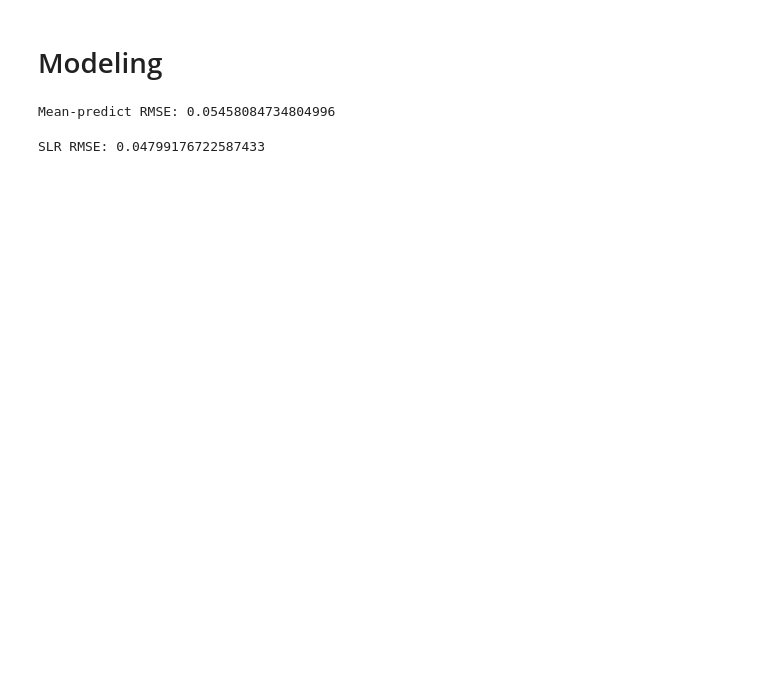
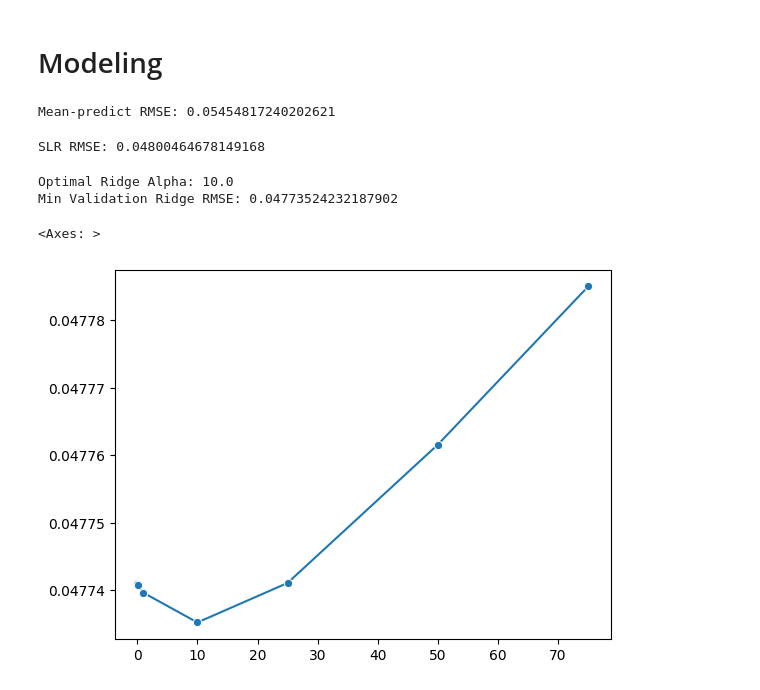
Before and after one commit to djmans630/DSC148_Project, a Jupyter notebook: DSC148_Final_Project_Daniel.ipynb, the cells around one changed output. Drawn from its saved outputs; the diff is of its cells as text; code cells hidden in the pictures; blank space fills up the shorter version.

```diff
--- a/DSC148_Final_Project_Daniel.ipynb
+++ b/DSC148_Final_Project_Daniel.ipynb
@@ -493,3 +523,5 @@ Index(['make_origin_European', 'make_origin_German', 'make_origin_Japanese',
+# %%
+df = df.astype(float)
 # %% [markdown]
 # Modeling
 # %%
@@ -498,15 +531,44 @@ df = pd.concat([df, y], axis = 1)
 X_train, X_test, y_train, y_test = train_test_split(df.drop(columns = 'defect_severity_score'), y, test_size = 0.2)
+# %%
+# making val set
+
+X_trtrain, X_val, y_trtrain, y_val = train_test_split(X_train, y_train, test_size = 0.2)
 # %%
 # predicting mean
 y_mean = y_train.mean()
 mean_predicts = np.full(len(y_train), y_mean)
 print(f"Mean-predict RMSE: {np.sqrt(((mean_predicts - y_train) ** 2).mean())}")
 # %% [output]
-Mean-predict RMSE: 0.05458084734804996
+Mean-predict RMSE: 0.05454817240202621
 # %%
 # normal linear model
 linreg = LinearRegression().fit(X_train, y_train)
 lin_predictions = linreg.predict(X_train)
 print(f"SLR RMSE: {np.sqrt(((lin_predictions - y_train)**2).mean())}")
 # %% [output]
-SLR RMSE: 0.04799176722587433
+SLR RMSE: 0.04800464678149168
+# %%
+# ridge regression
+
+alpha = [0.001, 0.01, 0.1, 1, 10, 25, 50, 75]
+rmses = []
+
+for a in alpha:
+  ridge = Ridge(alpha = a).fit(X_trtrain, y_trtrain)
+  ridge_predictions = ridge.predict(X_val)
+  rmse = np.sqrt(((ridge_predictions - y_val)**2).mean())
+  rmses.append(rmse)
+
+alpha = np.array(alpha)
+rmses = np.array(rmses)
+
+best_idx = np.argmin(rmses)
+print(f"Optimal Ridge Alpha: {alpha[best_idx]}")
+print(f"Min Validation Ridge RMSE: {rmses[best_idx]}")
+
+sns.lineplot(x = alpha, y = rmses, marker = 'o')
+# %% [output]
+Optimal Ridge Alpha: 10.0
+Min Validation Ridge RMSE: 0.04773524232187902
+<Axes: >
+[figure, added]
```
Also changed, not shown: parts of 24 cells of this notebook, 2 other files.
